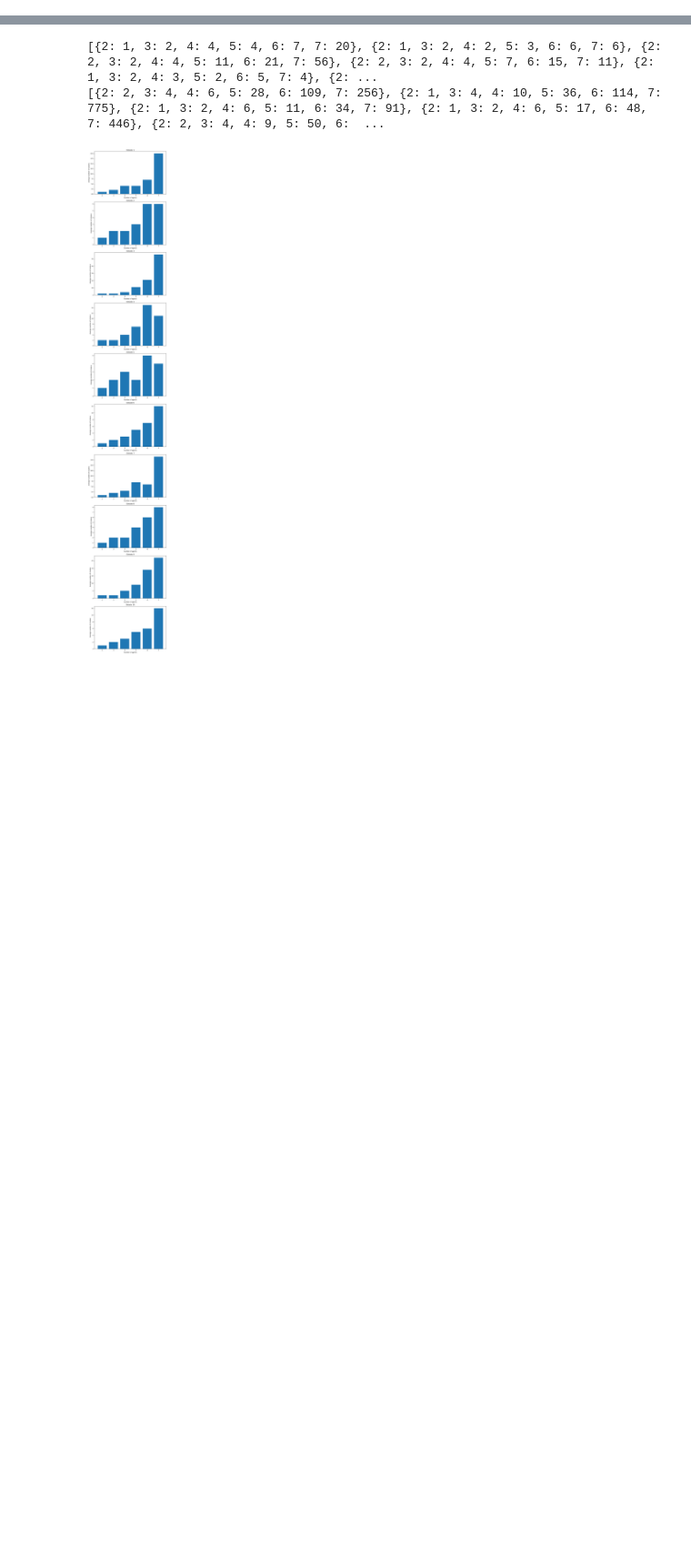
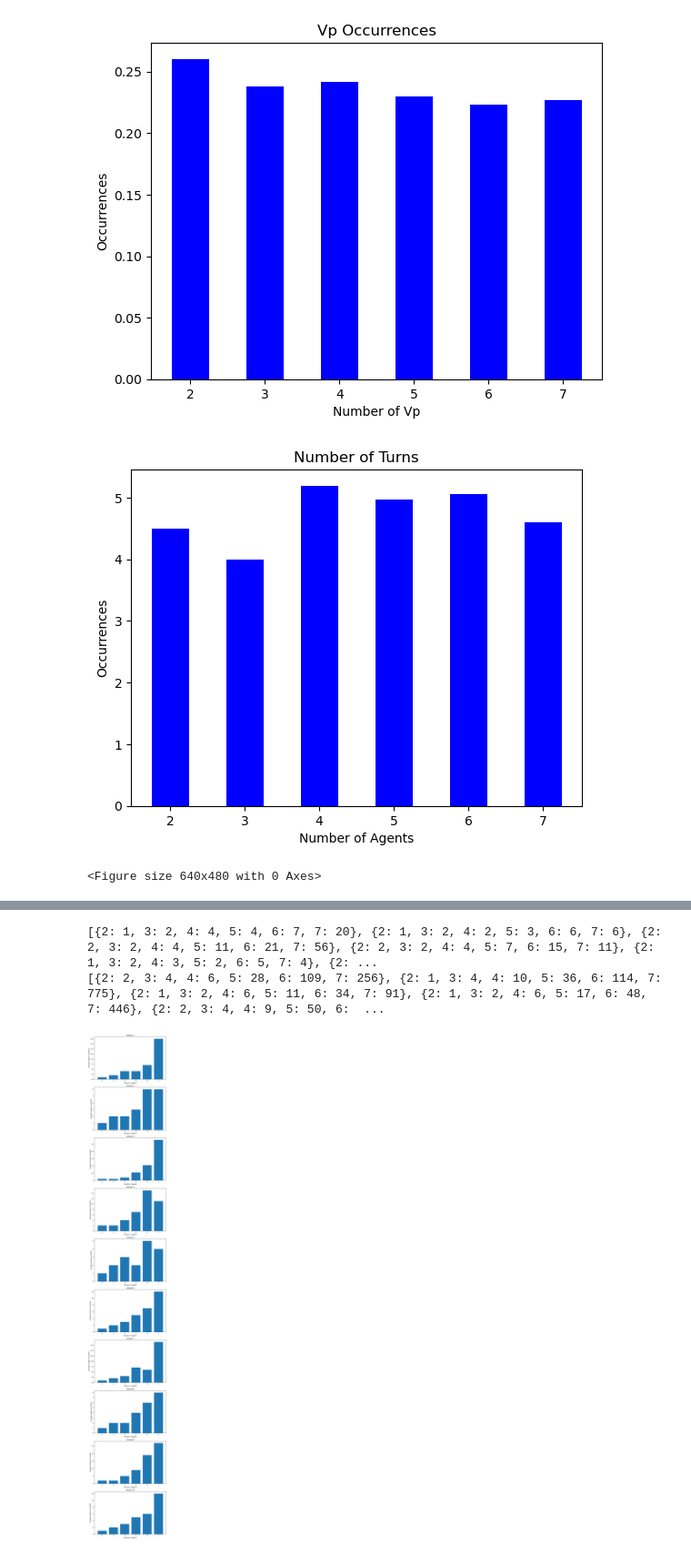
Before and after one commit to Nestallum/Argumentation_TER, a Jupyter notebook: stats_and_analysis.ipynb, the cells around one changed output, grey strips where cells are left out. Shown: that part at 91% size. Saved outputs shown, nothing was run; the diff lists cells and outputs as text; code cells hidden in the pictures; blank space fills up the shorter version.

```diff
--- a/stats_and_analysis.ipynb
+++ b/stats_and_analysis.ipynb
@@ -83,7 +83,7 @@ import os
 def create_csv_link(dossier):
     # Vérifier si le chemin spécifié est un dossier
     if not os.path.isdir(dossier):
-        return "Le chemin spécifié n'est pas un dossier."
+        return "The specified path is not a folder."
 
     # Initialiser le compteur de fichiers
     nombre_fichiers = 0
@@ -130,38 +130,42 @@ def affichage_graph_vp(donnees):
     vp = list(donnees.keys())
     occurrences = list(donnees.values())
     largeur_barre = max(0.5, min(0.15 * len(vp), 0.5))
     # Créer le graphique à barres
     plt.bar(vp, occurrences, color='blue',width=largeur_barre)
 
     # Ajouter des titres et des libellés
-    plt.title('Occurrences de vp')
-    plt.xlabel('Nombre de vp')
+    plt.title('Vp Occurrences')
+    plt.xlabel('Number of Vp')
     plt.ylabel('Occurrences')
     plt.xticks(vp)
     plt.show()
     plt.clf()
 
 def affichage_graph_turn(donnees):
 
     vp = list(donnees.keys())
     occurrences = list(donnees.values())
     largeur_barre = max(0.5, min(0.15 * len(vp), 0.5))
     # Créer le graphique à barres
     plt.bar(vp, occurrences, color='blue',width=largeur_barre)
 
     # Ajouter des titres et des libellés
-    plt.title('nombre de tour')
-    plt.xlabel('Nombre dagent')
+    plt.title('Number of Turns')
+    plt.xlabel('Number of Agents')
     plt.ylabel('Occurrences')
+
     plt.xticks(vp)
     plt.show()
     plt.clf()
 
-# def mean_by_csv(liste_of_df):
 path="csv_iteration_4/same_ug_new_agents_csv_1"
 liste_of_df=create_csv_link(path)
 affichage_graph_vp(all_graph_stat_vp(liste_of_df))
 affichage_graph_turn(all_graph_stat_turn(liste_of_df))
+# %% [output]
+[figure, added]
+[figure, added]
+<Figure size 640x480 with 0 Axes>
 # %%
 
 def number_argument_play(dfs,nbARG):
```
Also changed, not shown: parts of 4 cells of this notebook.
